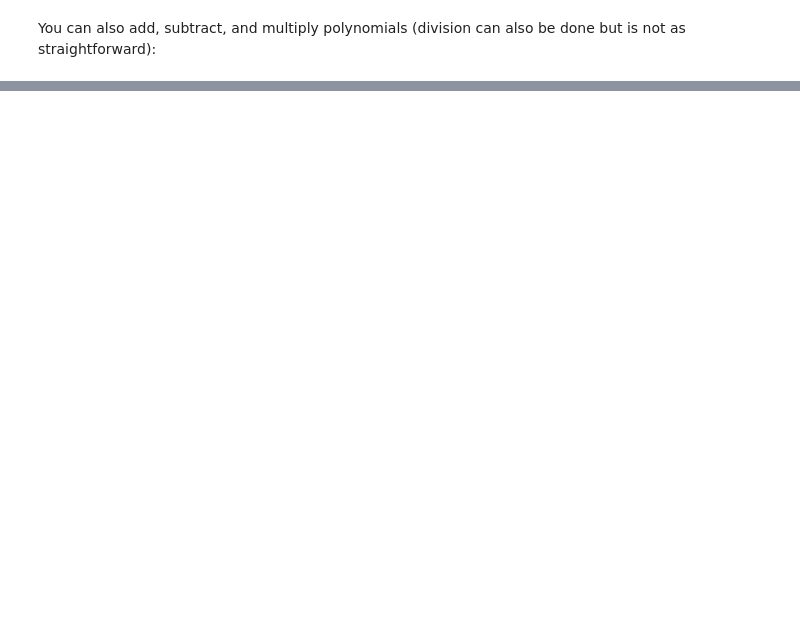
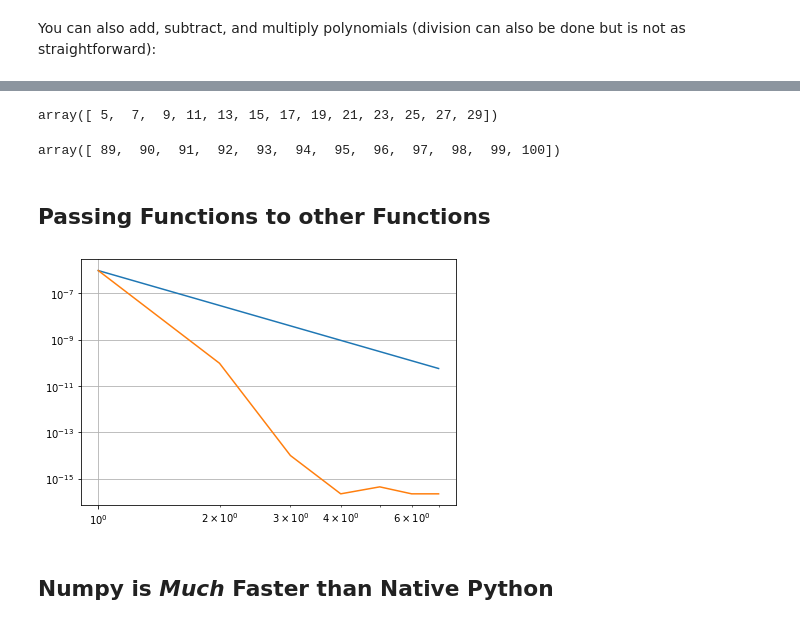
Before and after one commit to wblackucimath/Python-Examples, a Jupyter notebook: Quick-Start.ipynb, the cells around one changed output, grey strips where cells are left out. Drawn from its saved outputs; the diff is of its cells as text; code cells hidden in the pictures; blank space fills up the shorter version.

```diff
--- a/Quick-Start.ipynb
+++ b/Quick-Start.ipynb
@@ -121,0 +148,33 @@ plt.plot(xvec, (p1 * p2)(xvec));
+# %%
+a = np.arange(1,101)
+a[4:30:2] # Don't forget that arrays are zero-indexed in Python
+# %% [output]
+array([ 5,  7,  9, 11, 13, 15, 17, 19, 21, 23, 25, 27, 29])
+# %%
+a[(a-20)**2>4645 ]
+# %% [output]
+array([ 89,  90,  91,  92,  93,  94,  95,  96,  97,  98,  99, 100])
+# %% [markdown]
+## Passing Functions to other Functions
+# %%
+f = np.exp
+dtype = np.float64
+exps = np.arange(1, 8, dtype=dtype)
+def simpson(f, a, b, dt, dtype=dtype): # The first argument of simpson is the function whose integral is to be approximated.
+    T = np.linspace(a, b, num = 1 + int((b - a)/dt), dtype=dtype)
+    if T.size%2 != 1:
+        T = np.linspace(a, b, num = 2 + int((b - a)/dt))
+    sum1 = 2 * np.sum(f(T[2:-1:2]))
+    sum2 = 4 * np.sum(f(T[1::2]))
+    return (f(a) + sum1 + sum2 + f(b)) * dt / 3
+results = (np.abs(simpson(f, 0., 1., 10.**(-idx)) -  np.e + 1) for idx in exps) # This is a generator expression
+results = np.fromiter(results, dtype=dtype)
+plt.grid()
+def asymp(x): return x**-5 # This syntax is preferable to lambda expressions in Python
+plt.loglog(exps, asymp(exps) * results[0] * exps[0]**5);
+plt.loglog(exps, results);
+plt.tight_layout()
+# %% [output]
+[figure, added]
+# %% [markdown]
+## Numpy is ***Much*** Faster than Native Python
```
Also changed, not shown: parts of 17 cells of this notebook, 1 other file.
